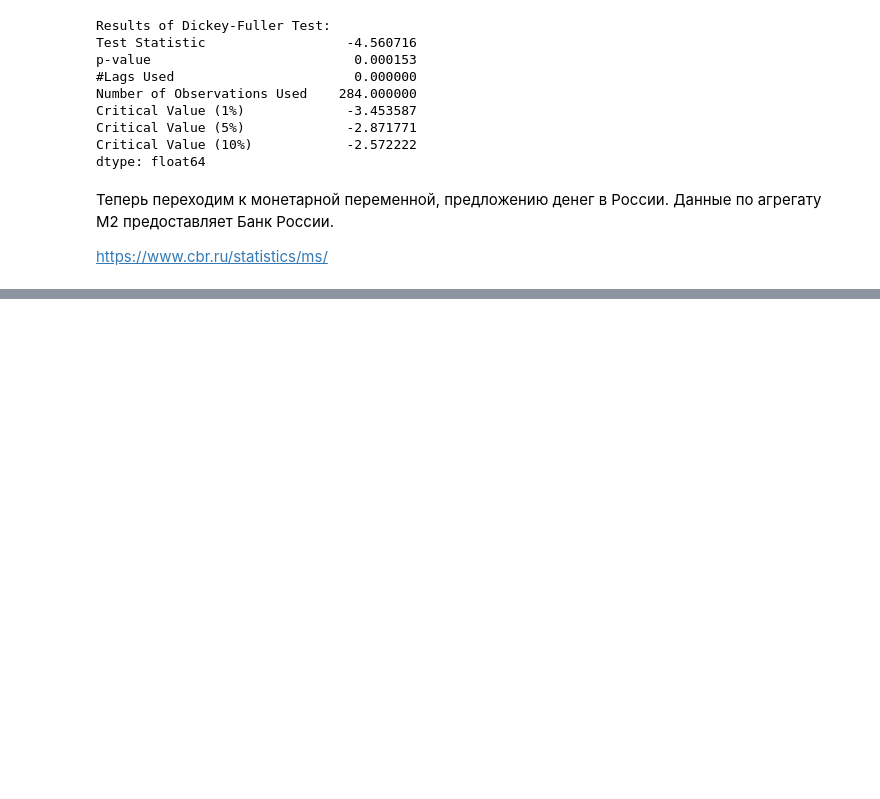
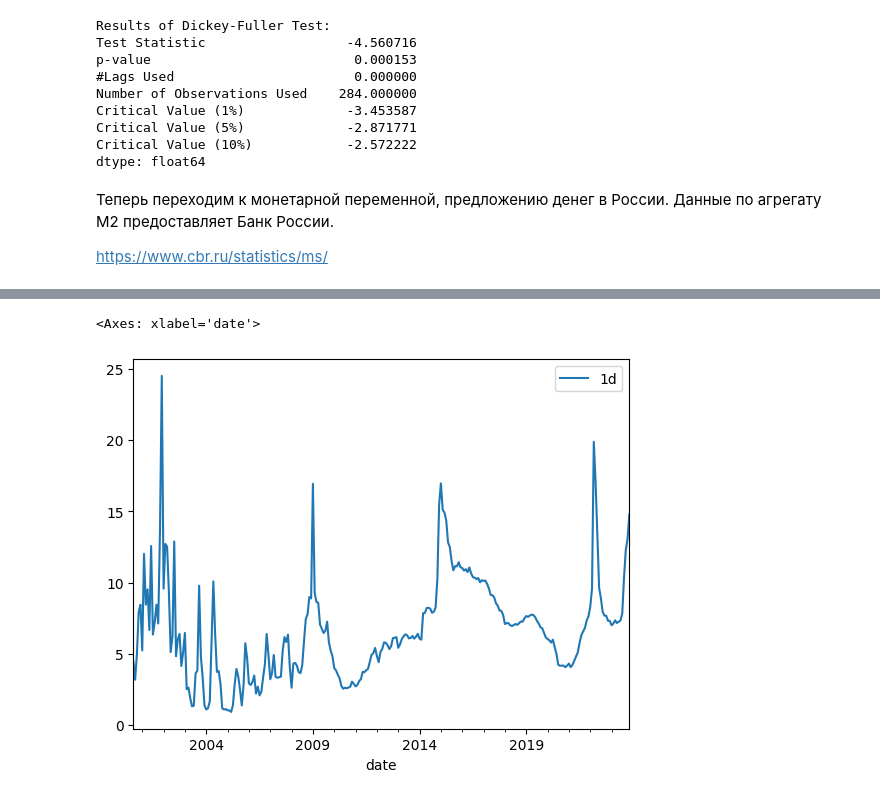
Before and after one commit to bborisggg/hw_econometrics, a Jupyter notebook: hw_econometrics.ipynb, the cells around one changed output, grey strips where cells are left out. Cells and saved outputs as stored; diff of their text form; code cells hidden in the pictures; blank space fills up the shorter version.

```diff
--- a/hw_econometrics.ipynb
+++ b/hw_econometrics.ipynb
@@ -169,0 +190,9 @@ dtype: float64
+# %%
+ir = pd.read_excel('hw_econometrics/data/ir_russia.xlsx',names=['date','1d','1w','1m','3m','6m','1y'])
+# %%
+ir = ir[['date','1d']].set_index('date')
+ir.index = pd.PeriodIndex(ir.index, freq='M')
+ir.plot()
+# %% [output]
+<Axes: xlabel='date'>
+[figure, added]
```
Also changed, not shown: parts of 17 cells of this notebook.
